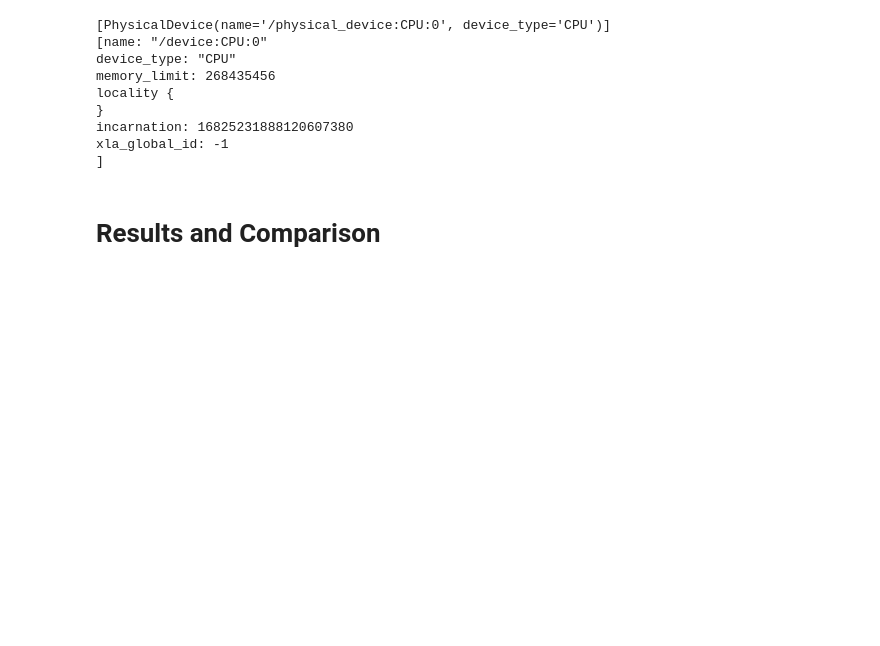
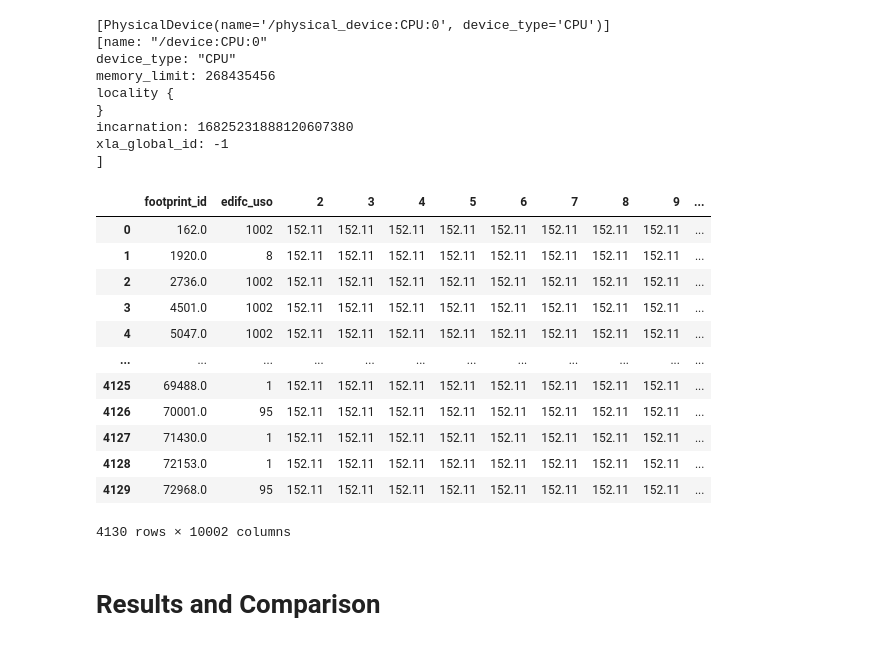
Before and after one commit to bigliolimatteo/skynet-building-functions, a Jupyter notebook: code.ipynb, the cells around one changed output. Saved outputs shown, nothing was run; the diff lists cells and outputs as text; code cells hidden in the pictures; blank space fills up the shorter version.

```diff
--- a/code.ipynb
+++ b/code.ipynb
@@ -491,3 +434,22 @@ def BASE():
+# %%
+import pandas as pd
+df = pd.read_csv("cached_cnn.csv")
+# %%
+df
+# %% [output]
+|  | footprint_id | edifc_uso | 2 | 3 | 4 | 5 | 6 | 7 | 8 | 9 | ... |
+| 0 | 162.0 | 1002 | 152.11 | 152.11 | 152.11 | 152.11 | 152.11 | 152.11 | 152.11 | 152.11 | ... |
+| 1 | 1920.0 | 8 | 152.11 | 152.11 | 152.11 | 152.11 | 152.11 | 152.11 | 152.11 | 152.11 | ... |
+| 2 | 2736.0 | 1002 | 152.11 | 152.11 | 152.11 | 152.11 | 152.11 | 152.11 | 152.11 | 152.11 | ... |
+| 3 | 4501.0 | 1002 | 152.11 | 152.11 | 152.11 | 152.11 | 152.11 | 152.11 | 152.11 | 152.11 | ... |
+| 4 | 5047.0 | 1002 | 152.11 | 152.11 | 152.11 | 152.11 | 152.11 | 152.11 | 152.11 | 152.11 | ... |
+| ... | ... | ... | ... | ... | ... | ... | ... | ... | ... | ... | ... |
+| 4125 | 69488.0 | 1 | 152.11 | 152.11 | 152.11 | 152.11 | 152.11 | 152.11 | 152.11 | 152.11 | ... |
+| 4126 | 70001.0 | 95 | 152.11 | 152.11 | 152.11 | 152.11 | 152.11 | 152.11 | 152.11 | 152.11 | ... |
+| 4127 | 71430.0 | 1 | 152.11 | 152.11 | 152.11 | 152.11 | 152.11 | 152.11 | 152.11 | 152.11 | ... |
+| 4128 | 72153.0 | 1 | 152.11 | 152.11 | 152.11 | 152.11 | 152.11 | 152.11 | 152.11 | 152.11 | ... |
+| 4129 | 72968.0 | 95 | 152.11 | 152.11 | 152.11 | 152.11 | 152.11 | 152.11 | 152.11 | 152.11 | ... |
+4130 rows × 10002 columns
 # %% [markdown]
 # Results and Comparison
 # %%
```
Also changed, not shown: parts of 14 cells of this notebook, 9 other files.
